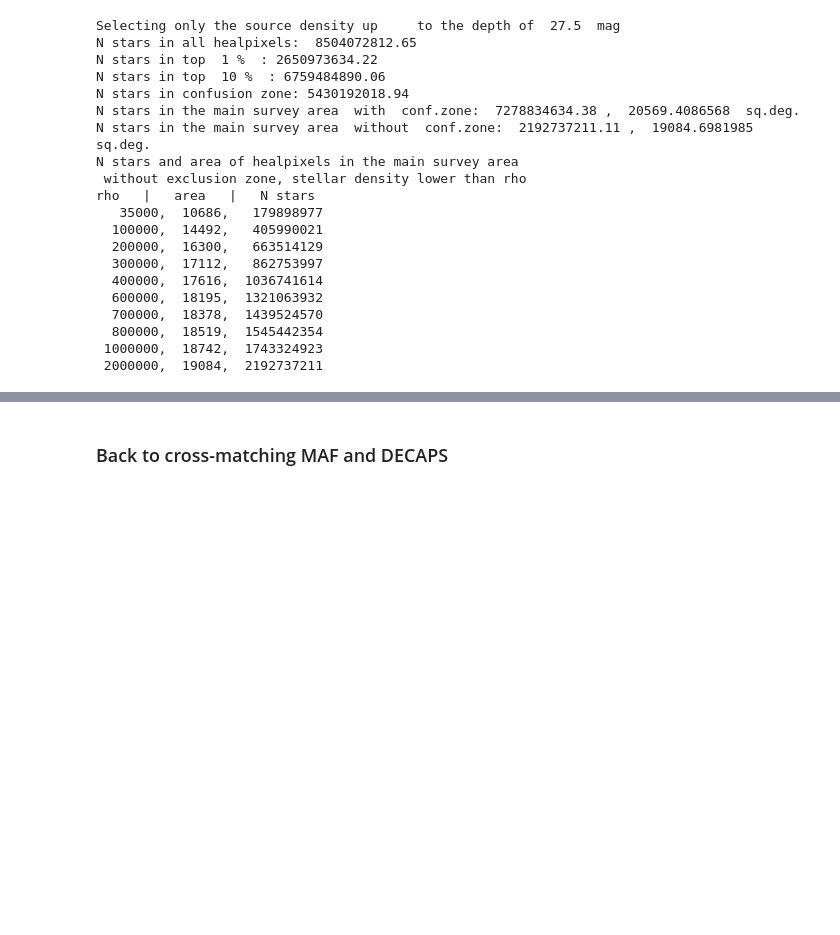
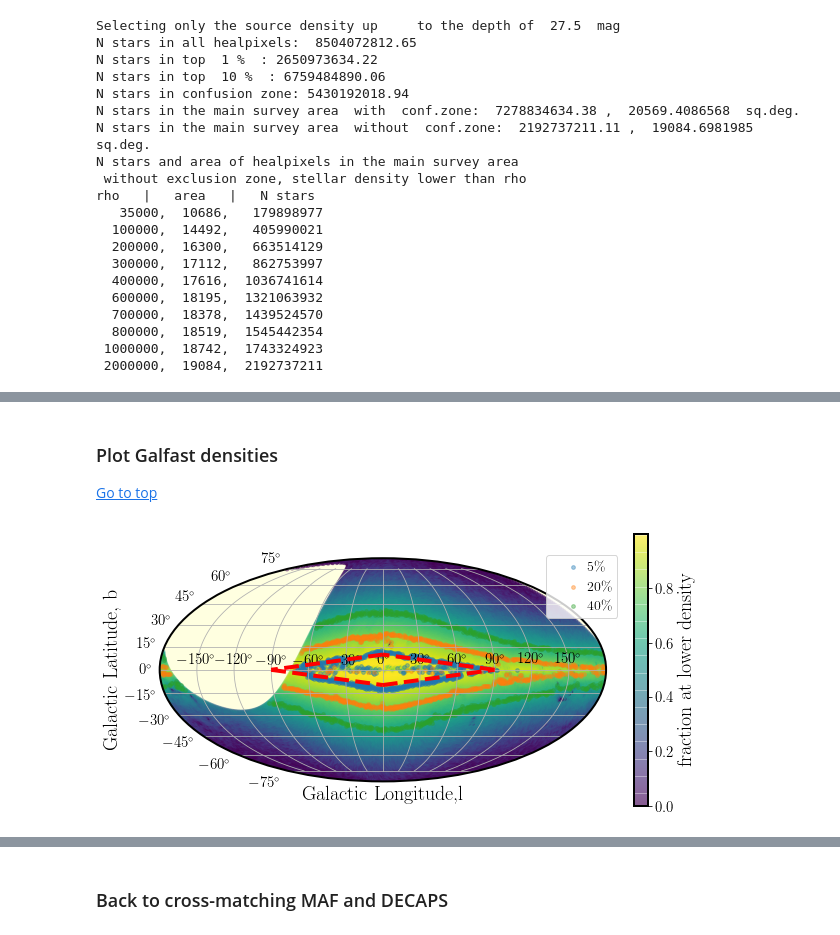
Before and after one commit to suberlak/crowded_fields, a Jupyter notebook: code/N0_DECAPS_select_MAF.ipynb, the cells around one changed output, grey strips where cells are left out. Cells and saved outputs as stored; diff of their text form; code cells hidden in the pictures; blank space fills up the shorter version.

```diff
--- a/code/N0_DECAPS_select_MAF.ipynb
+++ b/code/N0_DECAPS_select_MAF.ipynb
@@ -595,0 +554,4 @@ rho   |   area   |   N stars
+# %% [markdown]
+### Plot Galfast densities <a id='plotGalfast'></a>
+
+[Go to top](#toc)
@@ -595,0 +582,61 @@ rho   |   area   |   N stars
+# %%
+# express the MAF healpixel coords in galactic
+# coords,  in degrees
+longitude = healpix_coords.galactic.l.deg
+latitude  = healpix_coords.galactic.b.deg
+
+# convert degrees to radians
+ind = longitude > 180
+longitude[ind] -=360    # scale conversion to [-180, 180]
+longitude = - longitude    # reverse the scale: East to the left
+org = 0
+tick_labels = np.array([150, 120, 90, 60, 30, 0, 330, 300, 270, 240, 210])
+tick_labels = np.remainder(tick_labels+360+org,360)
+
+# color by the fraction of pixels at greater density (or 1 - that)
+z = healpix_table['frac_greater']
+
+# Plot in Mollweide projection the MAF densities
+# in Galactic coordinates
+fig = plt.figure(figsize=(10, 5))
+ax = fig.add_subplot(111, projection='mollweide', facecolor ='LightYellow',
+                    )
+
+# plot the background too
+imge = ax.scatter(np.radians(longitude),np.radians(latitude),  alpha=0.4,
+                  s=14, c=1-z,
+                  zorder=-5)
+
+# Loop over the brackets :
+for density in [ 0.05,0.20,0.4]:
+    m = ((density-0.01) < z )* (z<(density+0.01))
+    # convert degrees to radians
+    ax.scatter(np.radians(longitude[m]),np.radians(latitude[m]),
+                      alpha=0.4,s=14,
+                      zorder=-5, label=str(int(100*density))+'\%')
+
+# add a legend for densities
+plt.legend(fontsize=14, bbox_to_anchor=(0.85,0.7),
+             fancybox=True,handletextpad=-0.5)
+
+
+# plot the confusion zone
+xs = [0,-90,0,90,0]
+ys = [10,0,-10,0,10]
+for i in range(len(xs)-1):
+    x0,y0 = xs[i],ys[i]
+    x1,y1  = xs[i+1],ys[i+1]
+    ax.plot(np.radians([x0,x1]),
+            np.radians([y0,y1]),
+            lw=4,ls='--',c='red')
+
+ax.set_xticklabels(tick_labels)
+ax.xaxis.set_major_formatter(FuncFormatter(degrees))
+ax.set_xlabel('Galactic Longitude,l ')
+ax.set_ylabel('Galactic Latitude, b')
+ax.grid(True)
+plt.colorbar(imge, label='fraction at lower density')
+plt.savefig('MAF_densities.png',
+            bbox_inches='tight')
+# %% [output]
+[figure, added]
```
Also changed, not shown: parts of 22 cells of this notebook, 1 other file.
